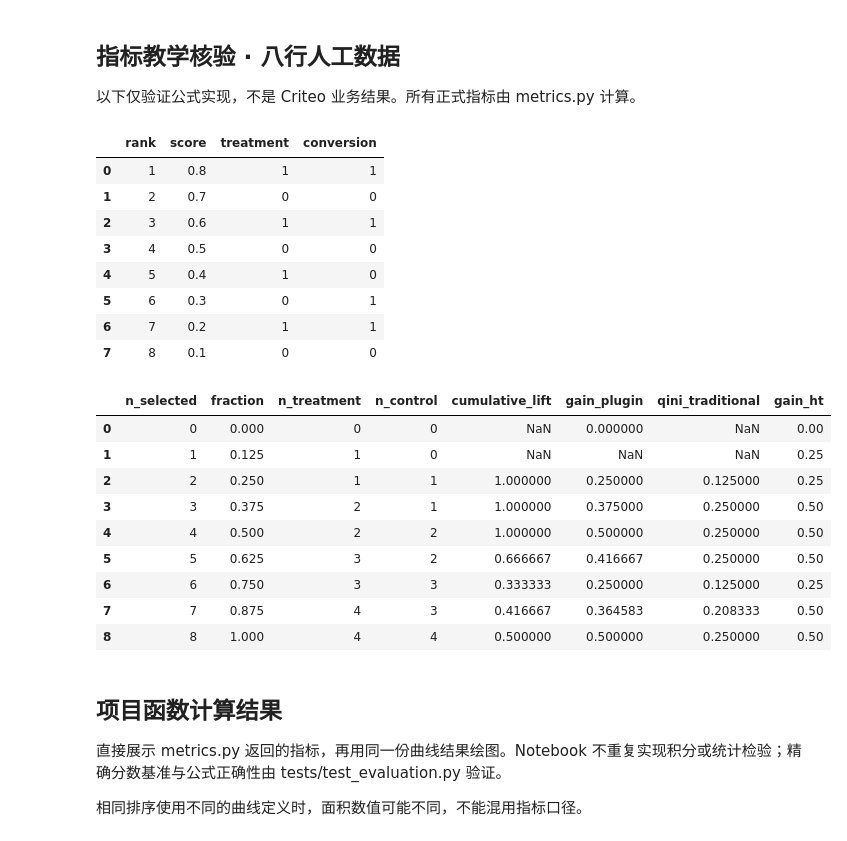
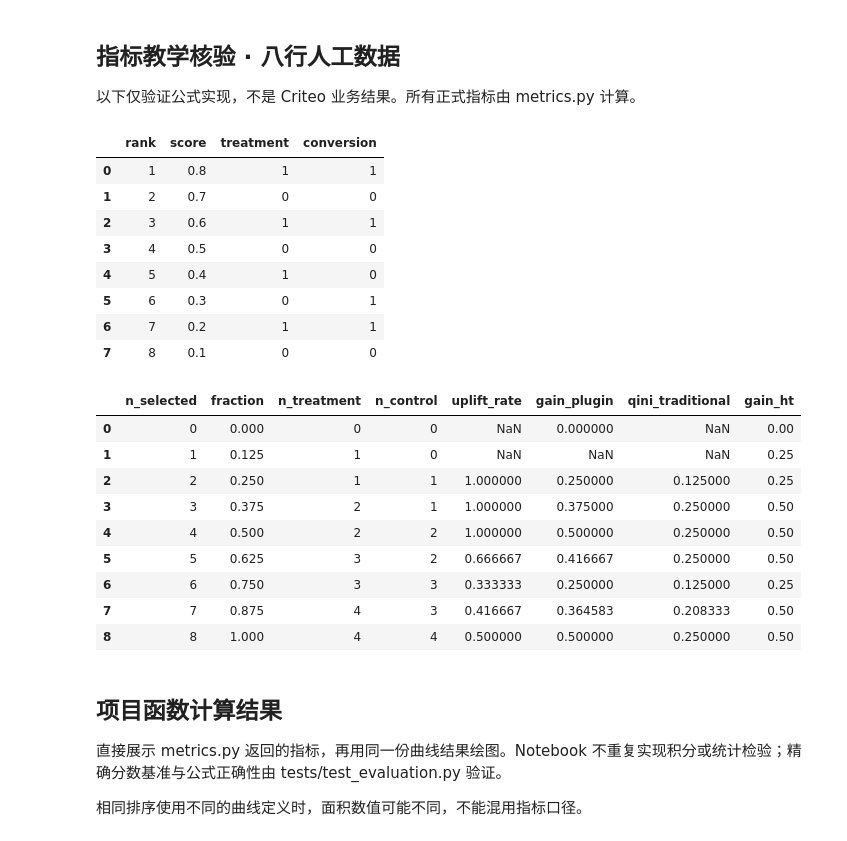
Before and after one commit to tkkkk-co/Criteo-uplift-project, a Jupyter notebook: notebooks/criteo_uplift_project.ipynb, the cells around one changed output. Cells and saved outputs as stored; diff of their text form; code cells hidden in the pictures.

```diff
--- a/notebooks/criteo_uplift_project.ipynb
+++ b/notebooks/criteo_uplift_project.ipynb
@@ -779,25 +779,25 @@ print('完整报告:', (RUN/'report.html').relative_to(ROOT))
 
 以下仅验证公式实现，不是 Criteo 业务结果。所有正式指标由 metrics.py 计算。
 # %%
-from criteo_uplift.metrics import uplift_curve, ranking_metrics
+from criteo_uplift.metrics import evaluate_ranking
 t = np.array([1,0,1,0,1,0,1,0])
 y = np.array([1,0,1,0,0,1,1,0])
 scores = np.arange(8,0,-1)/10
-curve = uplift_curve(y,t,scores,e=.5)
-metrics = ranking_metrics(y,t,scores,e=.5)
+result = evaluate_ranking(y, t, scores, e=.5)
+curve, metrics = result['curves'], result['metrics']
 display(pd.DataFrame({'rank':np.arange(1,9),'score':scores,'treatment':t,'conversion':y}))
-display(curve[['n_selected', 'fraction', 'n_treatment', 'n_control', 'cumulative_lift', 'gain_plugin', 'qini_traditional', 'gain_ht']])
+display(curve[['n_selected', 'fraction', 'n_treatment', 'n_control', 'uplift_rate', 'gain_plugin', 'qini_traditional', 'gain_ht']])
 # %% [output]
 |  | rank | score | treatment | conversion |
 | 0 | 1 | 0.8 | 1 | 1 |
 | 1 | 2 | 0.7 | 0 | 0 |
 | 2 | 3 | 0.6 | 1 | 1 |
 | 3 | 4 | 0.5 | 0 | 0 |
 | 4 | 5 | 0.4 | 1 | 0 |
 | 5 | 6 | 0.3 | 0 | 1 |
 | 6 | 7 | 0.2 | 1 | 1 |
 | 7 | 8 | 0.1 | 0 | 0 |
-|  | n_selected | fraction | n_treatment | n_control | cumulative_lift | gain_plugin | qini_traditional | gain_ht |
+|  | n_selected | fraction | n_treatment | n_control | uplift_rate | gain_plugin | qini_traditional | gain_ht |
 | 0 | 0 | 0.000 | 0 | 0 | NaN | 0.000000 | NaN | 0.00 |
 | 1 | 1 | 0.125 | 1 | 0 | NaN | NaN | NaN | 0.25 |
 | 2 | 2 | 0.250 | 1 | 1 | 1.000000 | 0.250000 | 0.125000 | 0.25 |
```
Also changed, not shown: parts of 6 cells of this notebook, 9 other files.
